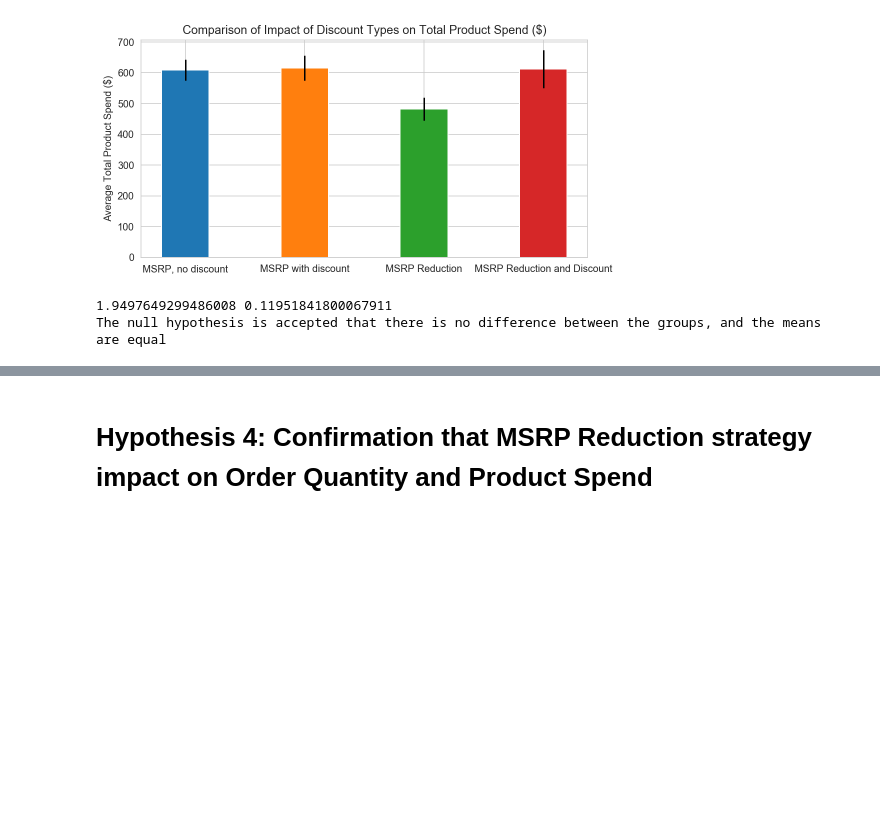
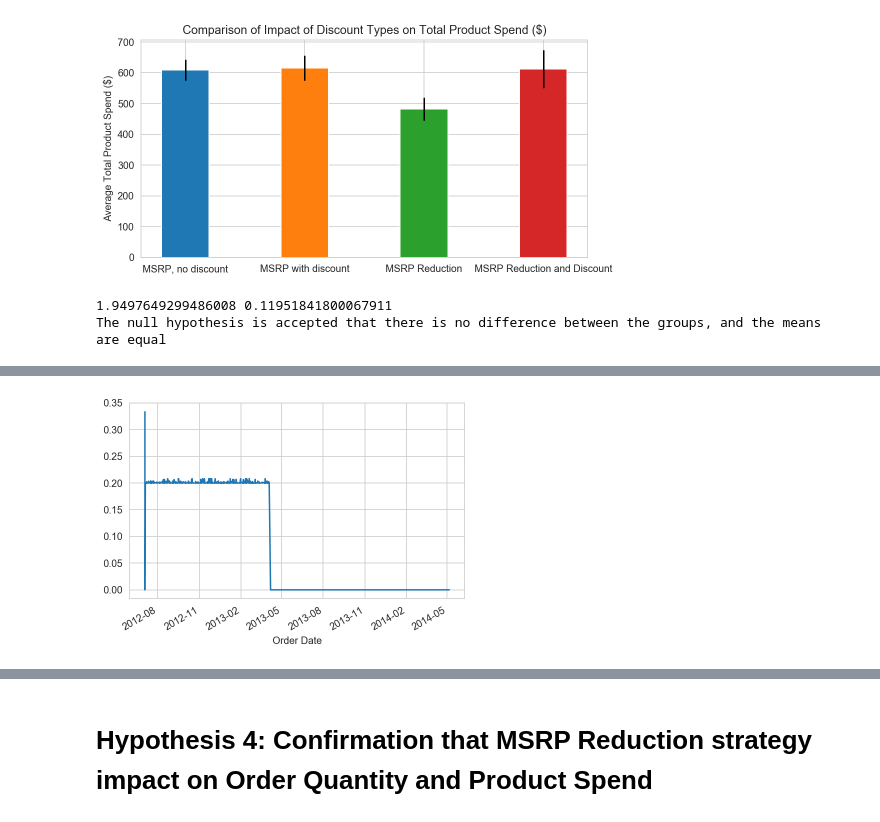
Before and after one commit to sn95033/Northwind-Marketing-Strategies, a Jupyter notebook: Northwind Database Analysis v6.ipynb, the cells around one changed output, grey strips where cells are left out. Saved outputs shown, nothing was run; the diff lists cells and outputs as text; code cells hidden in the pictures; blank space fills up the shorter version.

```diff
--- a/Northwind Database Analysis v5.ipynb
+++ b/Northwind Database Analysis v6.ipynb
@@ -1020,0 +1116,6 @@ The null hypothesis is accepted that there is no difference between the groups,
+# %%
+# Plot the MSRP over time
+
+orderproduct_df['MSRP Discount'].plot();
+# %% [output]
+[figure, added]
```
Also changed, not shown: parts of 23 cells of this notebook, 1 other file.
